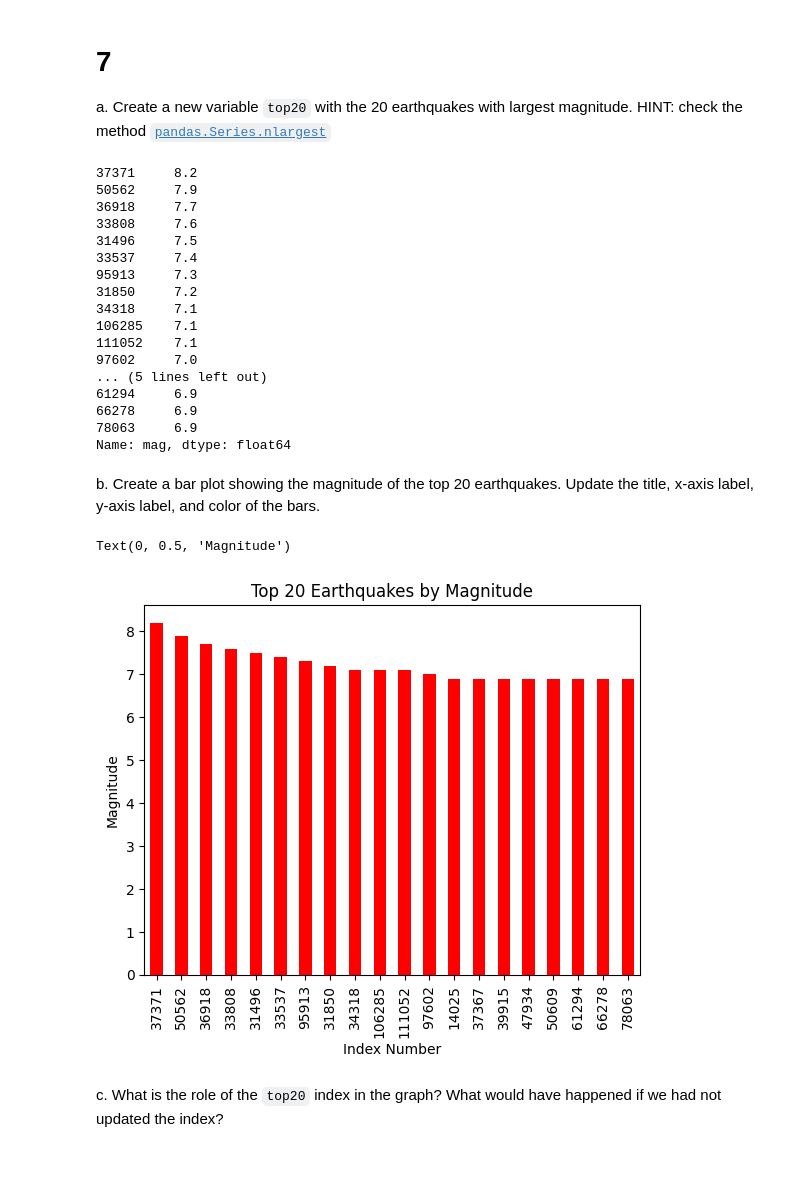
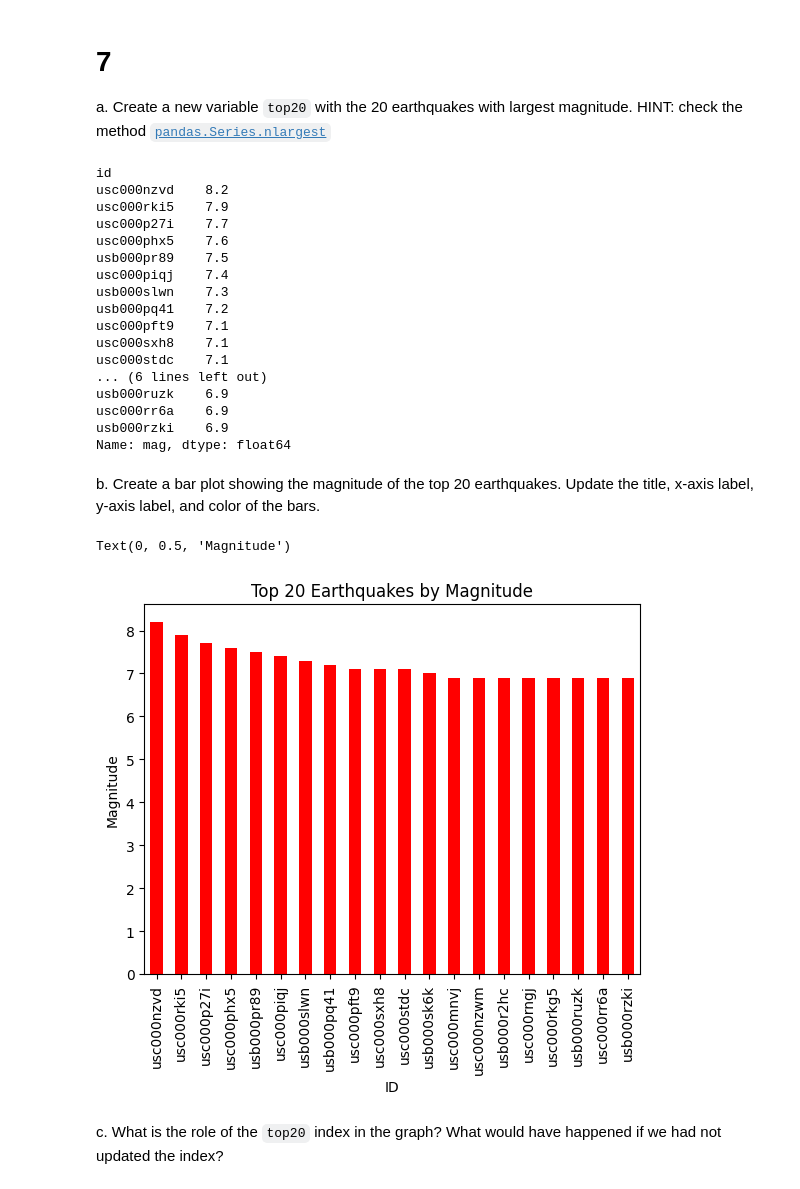
Before and after one commit to ceh58/eds220-hwk1, a Jupyter notebook: hwk1-task3-earthquakes.ipynb, the cells around one changed output. Cells and saved outputs as stored; diff of their text form; code cells hidden in the pictures; blank space fills up the shorter version.

```diff
--- a/hwk1-task3-earthquakes.ipynb
+++ b/hwk1-task3-earthquakes.ipynb
@@ -95,7 +95,7 @@ unique_events = raw_eqk['type'].nunique() # Save number of unique types
 
 a. Select only earthquake events and store them as `eqk` (variable name). Update the index of `eqk` to be the `id` column of the dataframe.
 # %%
-eqk = raw_eqk[raw_eqk['type'] == "earthquake"] # Select only earthquake events
+eqk = raw_eqk[raw_eqk['type'] == "earthquake"].set_index('id') # Select only earthquake events
 # %%
 # View the dataframe
 eqk
@@ -162,35 +160,35 @@ top20 = eqk['mag'].nlargest(n=20, keep='first')
 # View the dataframe
 top20
 # %% [output]
-37371     8.2
-50562     7.9
-36918     7.7
-33808     7.6
-31496     7.5
-33537     7.4
-95913     7.3
-31850     7.2
-34318     7.1
-106285    7.1
-111052    7.1
-97602     7.0
-... (5 lines left out)
-61294     6.9
-66278     6.9
-78063     6.9
+id
+usc000nzvd    8.2
+usc000rki5    7.9
+usc000p27i    7.7
+usc000phx5    7.6
+usb000pr89    7.5
+usc000piqj    7.4
+usb000slwn    7.3
+usb000pq41    7.2
+usc000pft9    7.1
+usc000sxh8    7.1
+usc000stdc    7.1
+... (6 lines left out)
+usb000ruzk    6.9
+usc000rr6a    6.9
+usb000rzki    6.9
 Name: mag, dtype: float64
 # %% [markdown]
 <!-- BEGIN QUESTION -->
 
 b. Create a bar plot showing the magnitude of the top 20 earthquakes. Update the title, x-axis label, y-axis label, and color of the bars.
 # %%
-top20.plot.bar(x = top20.index, y = "mag", color = "red")
+top20.plot(kind = 'bar', x = top20.index, y = "mag", color = "red")
 plt.title("Top 20 Earthquakes by Magnitude")
-plt.xlabel("Index Number")
+plt.xlabel("ID")
 plt.ylabel("Magnitude")
 # %% [output]
 Text(0, 0.5, 'Magnitude')
-[figure, old version]
+[figure, new version]
 # %% [markdown]
 <!-- END QUESTION -->
 
```
Also changed, not shown: parts of 4 cells of this notebook, 1 other file.
